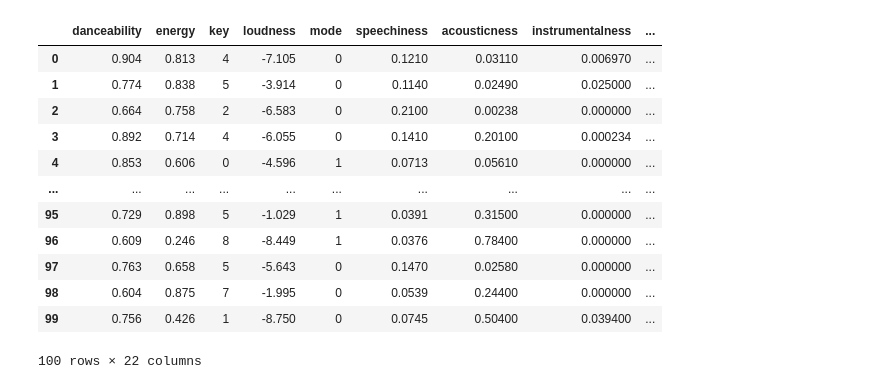
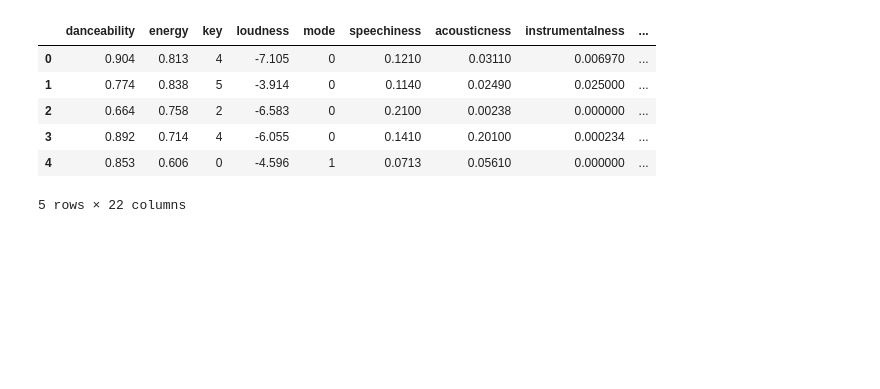
Before and after one commit to bonsibyl/IS3107_Project, a Jupyter notebook: Content Filtering/content_filtering.ipynb, the cells around one changed output. Saved outputs shown, nothing was run; the diff lists cells and outputs as text; code cells hidden in the pictures; blank space fills up the shorter version.

```diff
--- a/Content Filtering/content_filtering.ipynb
+++ b/Content Filtering/content_filtering.ipynb
@@ -35,6 +35,7 @@ for f in mdp_files:
     tracks_df = pd.concat([tracks_df, sub_df])
 
 tracks_df.drop_duplicates(subset = "track_uri", inplace = True)
+tracks_df["id"] = tracks_df["track_uri"].apply(lambda x: re.findall(r'\w+$', x)[0])
 
-tracks_df
+tracks_df.head()
 # %% [output]
@@ -168,26 +162,20 @@ tracks_df
 # %%
 tracks_feature_df = []
 
 for track in tqdm(tracks_df["track_uri"]):
     track_features = get_track_features(track)
     tracks_feature_df.append(track_features)
 
 tracks_feature_df = pd.DataFrame(tracks_feature_df)
-tracks_feature_df
+tracks_feature_df.head()
 # %% [output]
 |  | danceability | energy | key | loudness | mode | speechiness | acousticness | instrumentalness | ... |
 | 0 | 0.904 | 0.813 | 4 | -7.105 | 0 | 0.1210 | 0.03110 | 0.006970 | ... |
 | 1 | 0.774 | 0.838 | 5 | -3.914 | 0 | 0.1140 | 0.02490 | 0.025000 | ... |
 | 2 | 0.664 | 0.758 | 2 | -6.583 | 0 | 0.2100 | 0.00238 | 0.000000 | ... |
 | 3 | 0.892 | 0.714 | 4 | -6.055 | 0 | 0.1410 | 0.20100 | 0.000234 | ... |
 | 4 | 0.853 | 0.606 | 0 | -4.596 | 1 | 0.0713 | 0.05610 | 0.000000 | ... |
-| ... | ... | ... | ... | ... | ... | ... | ... | ... | ... |
-| 95 | 0.729 | 0.898 | 5 | -1.029 | 1 | 0.0391 | 0.31500 | 0.000000 | ... |
-| 96 | 0.609 | 0.246 | 8 | -8.449 | 1 | 0.0376 | 0.78400 | 0.000000 | ... |
-| 97 | 0.763 | 0.658 | 5 | -5.643 | 0 | 0.1470 | 0.02580 | 0.000000 | ... |
-| 98 | 0.604 | 0.875 | 7 | -1.995 | 0 | 0.0539 | 0.24400 | 0.000000 | ... |
-| 99 | 0.756 | 0.426 | 1 | -8.750 | 0 | 0.0745 | 0.50400 | 0.039400 | ... |
-100 rows × 22 columns
+5 rows × 22 columns
 # %%
 # Remove duplicated `duration_ms` column prior to merge
 
```
Also changed, not shown: parts of 16 cells of this notebook.
